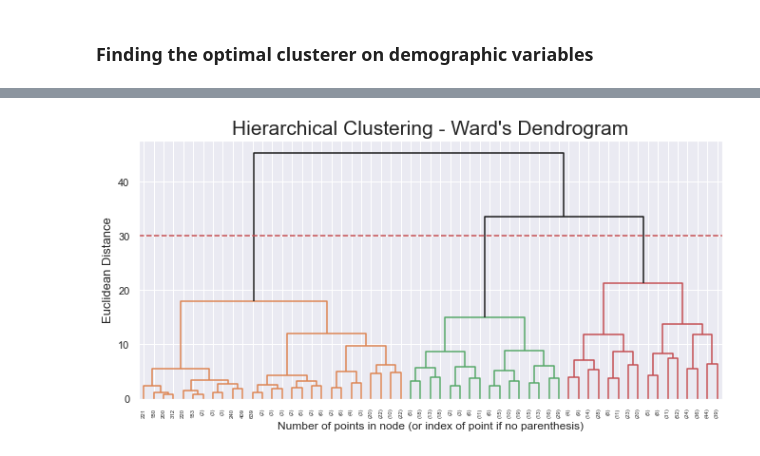
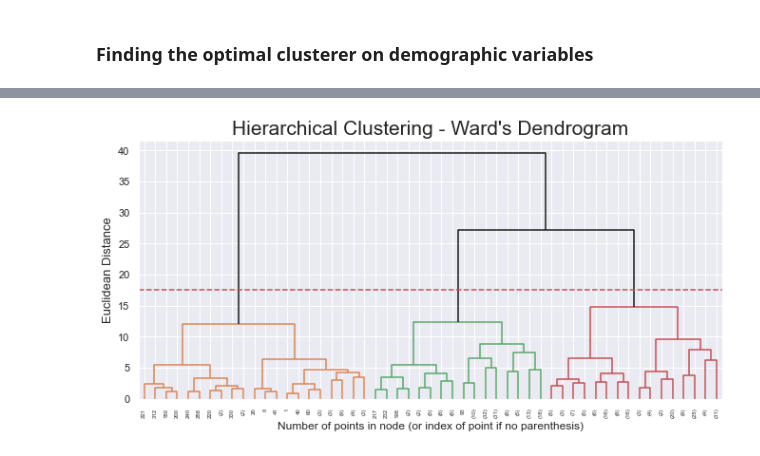
Before and after one commit to fredericojpr/Statistics-for-Data-Science-Project, a Jupyter notebook: Stats.ipynb, the cells around one changed output, grey strips where cells are left out. Drawn from its saved outputs; the diff is of its cells as text; code cells hidden in the pictures.

```diff
--- a/Stats.ipynb
+++ b/Stats.ipynb
@@ -307,17 +290,15 @@ We get the normalized total reduction of the criterion (gini or entropy) brought
 # %%
 from sklearn.preprocessing import MinMaxScaler, StandardScaler, OneHotEncoder
 # %%
-df_out = dfs[finalvar].copy()
-
 # Use StandardScaler to scale the data
 scaler = StandardScaler()
-scaled_feat = scaler.fit_transform(df_out)
+scaled_feat = scaler.fit_transform(df_norm[num_var])
 #scaled_feat
 
 # See what the fit method is doing (notice the trailing underscore):
 print("Parameters fitted:\n", scaler.mean_, "\n", scaler.var_)
 
-df_norm = pd.DataFrame(scaled_feat, columns = finalvar)
+df_norm[num_var] = scaled_feat
 df_norm.head()
 
 # Checking max and min of minmaxed variables
@@ -346,8 +329,8 @@ from sklearn.model_selection import train_test_split
 import graphviz
 # %%
 # Preparing the data
-X = dfs[finalvar]
-y = dfs['pts']
+X = df_norm[num_var]
+y = df_norm['pts']
 
 # Splitting the data
 X_train, X_test, y_train, y_test = train_test_split(
@@ -355,7 +338,7 @@ X_train, X_test, y_train, y_test = train_test_split(
 )
 # %%
 # Fitting the decision tree
-dt = DecisionTreeRegressor(max_depth=4)
+dt = DecisionTreeRegressor(max_depth=3)
 dt.fit(X_train, y_train)
 print("It is estimated that in average, we are able to predict {0:.2f}% of the customers correctly".format(dt.score(X_test, y_test)*100))
 # %% [output]
@@ -372,6 +356,6 @@ deep_allowed    0.016678
 dtype: float64
 # %%
 # Predicting the cluster labels of the outliers
-df_out['PredictedPoints'] = dt.predict(df_out)
-df_out.head()
+df_norm['PredictedPoints'] = dt.predict(df_norm[num_var])
+df_norm.head()
 # %% [output]
@@ -482,7 +466,7 @@ df_centroids
 linkage = 'ward'
 distance = 'euclidean'
 hc_sociodem = AgglomerativeClustering(linkage=linkage, affinity=distance, distance_threshold=0, n_clusters=None)
-hc_sociodem.fit_predict(df_norm)
+hc_sociodem.fit_predict(df_norm[num_var])
 
 # Dendrogram
 
@@ -495,35 +479,35 @@ n_samples = len(hc_sociodem.labels_)
 for i, merge in enumerate(hc_sociodem.children_):
     # track the number of observations in the current cluster being formed
     current_count = 0
     for child_idx in merge:
         if child_idx < n_samples:
             # If this is True, then we are merging an observation
             current_count += 1  # leaf node
         else:
             # Otherwise, we are merging a previously formed cluster
             current_count += counts[child_idx - n_samples]
     counts[i] = current_count
 
 # the hclust.children_ is used to indicate the two points/clusters being merged (dendrogram's u-joins)
 # the hclust.distances_ indicates the distance between the two points/clusters (height of the u-joins)
 # the counts indicate the number of points being merged (dendrogram's x-axis)
 linkage_matrix = np.column_stack(
     [hc_sociodem.children_, hc_sociodem.distances_, counts]
 ).astype(float)
 
 # Plot the corresponding dendrogram
 sns.set()
 fig = plt.figure(figsize=(11,5))
 # The Dendrogram parameters need to be tuned
-y_threshold = 30
+y_threshold = 17.5
 dendrogram(linkage_matrix, truncate_mode='level', p=5, color_threshold=y_threshold, above_threshold_color='k')
 plt.hlines(y_threshold, 0, 1000, colors="r", linestyles="dashed")
 plt.title(f'Hierarchical Clustering - {linkage.title()}\'s Dendrogram', fontsize=21)
 plt.xlabel('Number of points in node (or index of point if no parenthesis)')
 plt.ylabel(f'{distance.title()} Distance', fontsize=13)
 plt.show()
 # %% [output]
-[figure, old version]
+[figure, new version]
 # %%
 df_concat
 # %% [output]
```
Also changed, not shown: parts of 39 cells of this notebook.
